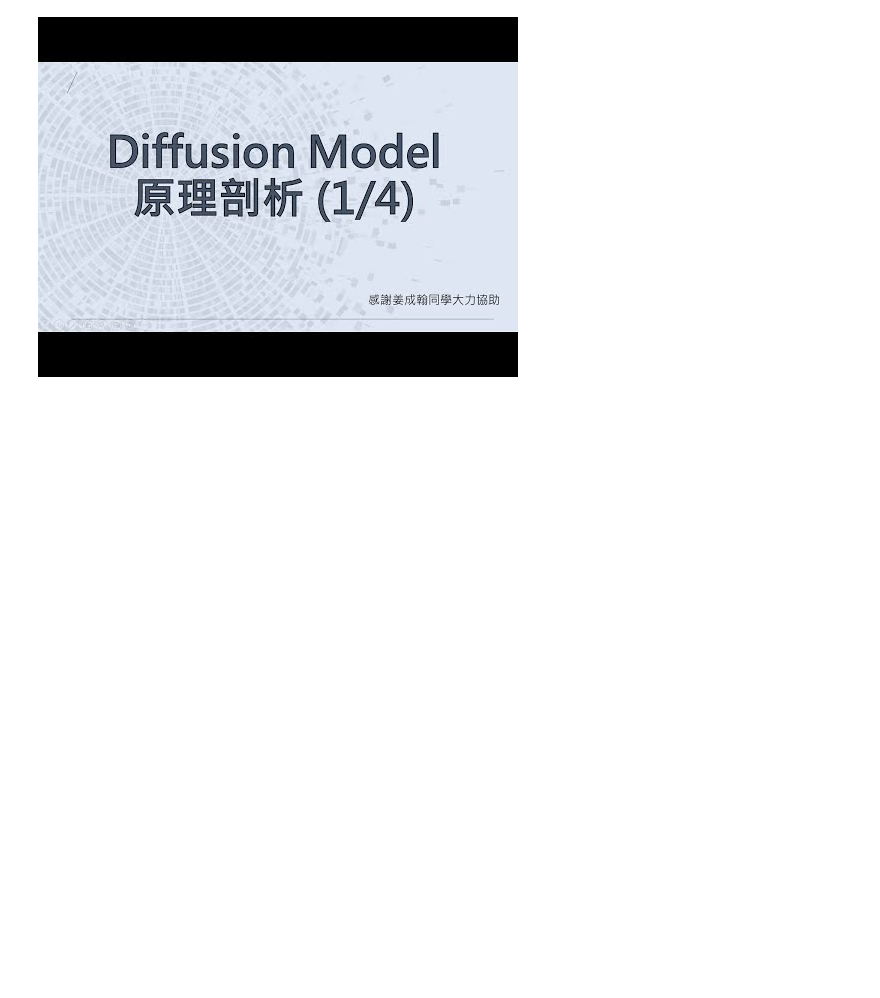
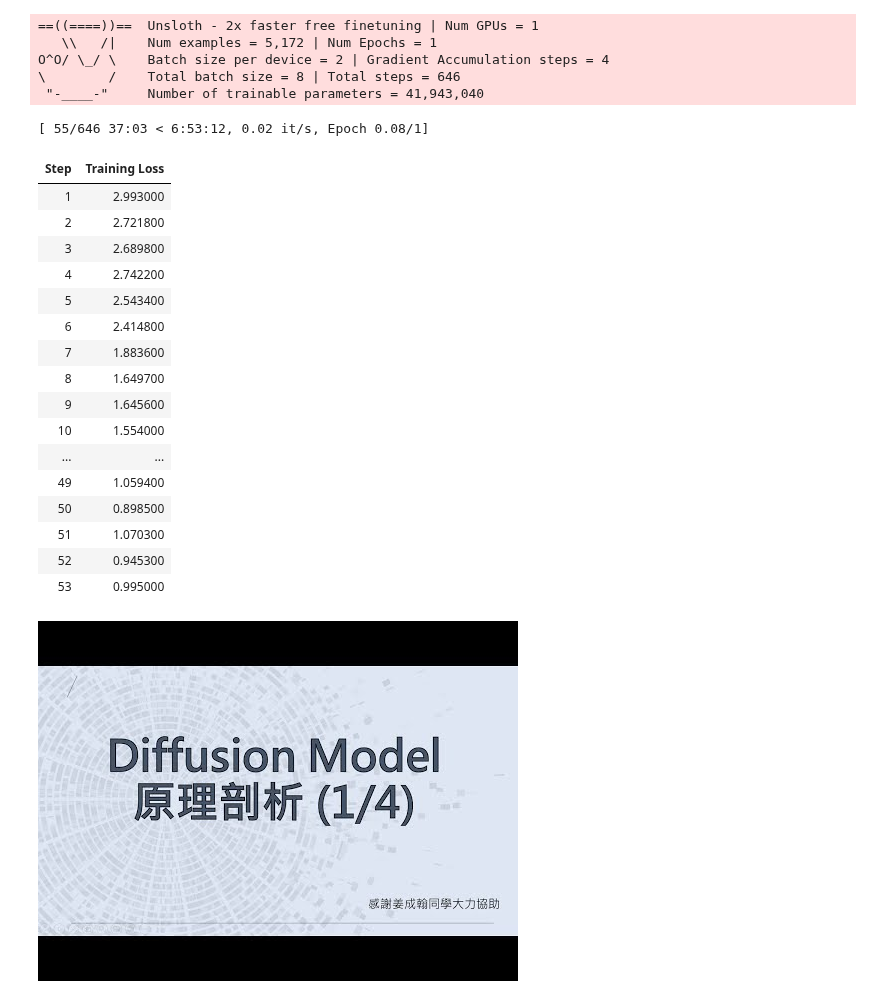
Before and after one commit to zhe0/prac, a Jupyter notebook: untitle.ipynb, the cells around one changed output. Saved outputs shown, nothing was run; the diff lists cells and outputs as text; code cells hidden in the pictures; blank space fills up the shorter version.

```diff
--- a/untitle.ipynb
+++ b/untitle.ipynb
@@ -70,0 +184,56 @@ As an AI Language model, I do not have access to your specific configuration or
+# %%
+from trl import SFTTrainer
+from transformers import TrainingArguments
+from unsloth import is_bfloat16_supported
+
+trainer = SFTTrainer(
+    model = model,
+    tokenizer = tokenizer,
+    train_dataset = custom_dataset,
+    dataset_text_field = "text",
+    max_seq_length = max_seq_length,
+    dataset_num_proc = 2,
+    packing = False, # Can make training 5x faster for short sequences.
+    args = TrainingArguments(
+        per_device_train_batch_size = 2,
+        gradient_accumulation_steps = 4,
+        warmup_steps = 5,
+        num_train_epochs = 1, # Set this for 1 full training run.
+        # max_steps = 60,
+        learning_rate = 2e-4,
+        fp16 = not is_bfloat16_supported(),
+        bf16 = is_bfloat16_supported(),
+        logging_steps = 1,
+        optim = "adamw_8bit",
+        weight_decay = 0.01,
+        lr_scheduler_type = "linear",
+        seed = 3407,
+        output_dir = "outputs",
+    ),
+)
+# %%
+trainer_stats = trainer.train()
+# %% [output]
+==((====))==  Unsloth - 2x faster free finetuning | Num GPUs = 1
+   \\   /|    Num examples = 5,172 | Num Epochs = 1
+O^O/ \_/ \    Batch size per device = 2 | Gradient Accumulation steps = 4
+\        /    Total batch size = 8 | Total steps = 646
+ "-____-"     Number of trainable parameters = 41,943,040
+[ 55/646 37:03 < 6:53:12, 0.02 it/s, Epoch 0.08/1]
+| Step | Training Loss |
+| 1 | 2.993000 |
+| 2 | 2.721800 |
+| 3 | 2.689800 |
+| 4 | 2.742200 |
+| 5 | 2.543400 |
+| 6 | 2.414800 |
+| 7 | 1.883600 |
+| 8 | 1.649700 |
+| 9 | 1.645600 |
+| 10 | 1.554000 |
+| ... | ... |
+| 49 | 1.059400 |
+| 50 | 0.898500 |
+| 51 | 1.070300 |
+| 52 | 0.945300 |
+| 53 | 0.995000 |
```
Also changed, not shown: parts of 15 cells of this notebook.
